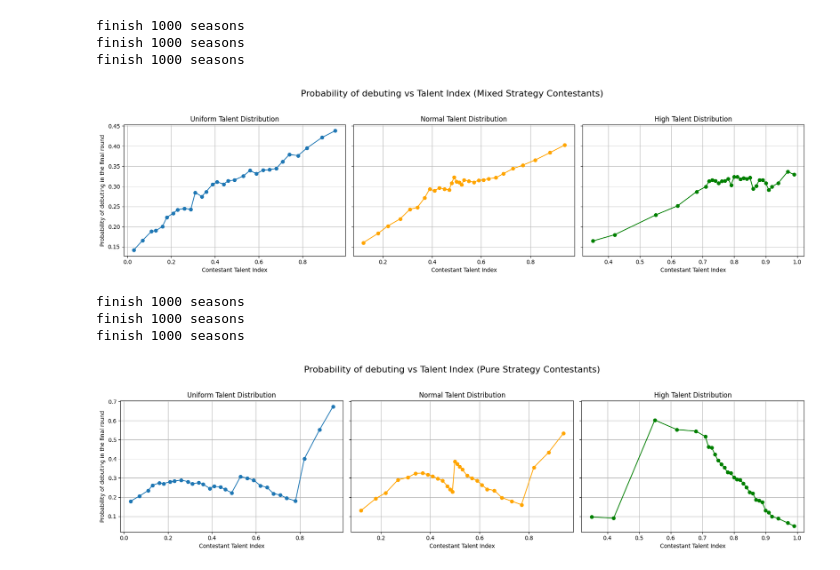
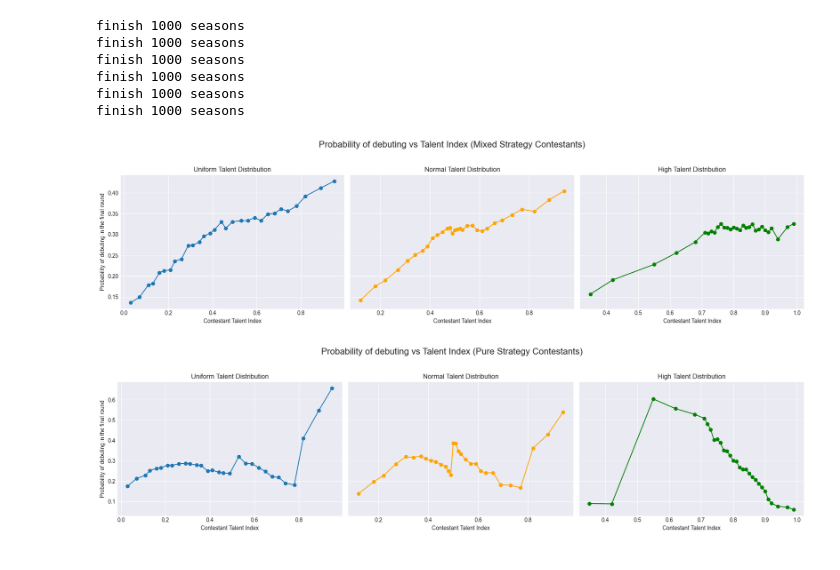
Before and after one commit to tonyl15/FIT3139-2025-S1-FINAL-PROJECT, a Jupyter notebook: FinalProject_33880069.ipynb, the cells around one changed output. Saved outputs shown, nothing was run; the diff lists cells and outputs as text; code cells hidden in the pictures.

```diff
--- a/FinalProject_33880069.ipynb
+++ b/FinalProject_33880069.ipynb
@@ -216,6 +216,15 @@ class ContestantPool:
         for contestant in self.active_contestants:
             contestant.restart()
 
+    def get_contestants_by_idx(self, talent_idx: int):
+        # Sort contestants by talent and return contestants above the given talent index
+        contestants = []
+        for contestant in self.active_contestants:
+            if contestant.talent >= talent_idx:
+                contestants.append(contestant)
+
+        return contestants
+
 class BiMatrix:
     def __init__(self, bi_matrix):
         self.bi_matrix = bi_matrix
@@ -461,26 +479,35 @@ plot_talent_distributions(many_high_talents)
 # %%
+# Simulate for the 3 different talent distributions for the two contestant strategies
+mixed_uniform_contestants = simulate_many_seasons(uniform_distribution_talents, ContestantType.MIXED_STRATEGY)
+mixed_normal_contestants = simulate_many_seasons(normal_distribution_talents, ContestantType.MIXED_STRATEGY)
+mixed_high_contestants = simulate_many_seasons(many_high_talents, ContestantType.MIXED_STRATEGY)
+
+pure_uniform_contestants = simulate_many_seasons(uniform_distribution_talents, ContestantType.PURE_STRATEGY)
+pure_normal_contestants = simulate_many_seasons(normal_distribution_talents, ContestantType.PURE_STRATEGY)
+pure_high_contestants = simulate_many_seasons(many_high_talents, ContestantType.PURE_STRATEGY)
+
+
 def plot_debut_chances(contestant_strategy):
-    # Simulate for the 3 different talent distributions
-    uniform_contestants = simulate_many_seasons(uniform_distribution_talents, contestant_strategy)
-    normal_contestants = simulate_many_seasons(normal_distribution_talents, contestant_strategy)
-    high_contestants = simulate_many_seasons(many_high_talents, contestant_strategy)
-
     # Calculate debut probabilities for different contestant pools
     uniform_debut_prob = []
     normal_debut_prob = []
     high_debut_prob = []
 
-    contestant_distribution_types = [uniform_contestants, normal_contestants, high_contestants]
-    for pool in contestant_distribution_types:
-        for contestant in pool.active_contestants:
+    if contestant_strategy == ContestantType.MIXED_STRATEGY:
+        contestant_distribution_types = [mixed_uniform_contestants, mixed_normal_contestants, mixed_high_contestants]
+    else:
+        contestant_distribution_types = [pure_uniform_contestants, pure_normal_contestants, pure_high_contestants]
+
+    for pool_idx in range(len(contestant_distribution_types)):
+        for contestant in contestant_distribution_types[pool_idx].active_contestants:
             transition_matrix = contestant.transition_matrix.raise_power(9)
             state_probabilities = np.dot(contestant.initial_state.get_initial_state_probabilities(), transition_matrix)
 
-            if pool == uniform_contestants:
+            if pool_idx == 0:  # Uniform contestants probabilities
                 uniform_debut_prob.append(state_probabilities[2])
-            elif pool == normal_contestants:
+            elif pool_idx == 1:  # Normal contestants probabilities
                 normal_debut_prob.append(state_probabilities[2])
-            elif pool == high_contestants:
+            elif pool_idx == 2: # Many high talents contestants probabilities
                 high_debut_prob.append(state_probabilities[2])
 
     # Create subplots
@@ -492,35 +519,35 @@ def plot_debut_chances(contestant_strategy):
     axs[0].set_xlabel("Contestant Talent Index")
     axs[0].set_ylabel("Probability of debuting in the final round")
     axs[0].grid(True)
 
     # Normal
     axs[1].plot(normal_distribution_talents, normal_debut_prob, 'o-', color='orange')
     axs[1].set_title("Normal Talent Distribution")
     axs[1].set_xlabel("Contestant Talent Index")
     axs[1].grid(True)
 
     # Many High Talents
     axs[2].plot(many_high_talents, high_debut_prob, 'o-', color='green')
     axs[2].set_title("High Talent Distribution")
     axs[2].set_xlabel("Contestant Talent Index")
     axs[2].grid(True)
 
     if contestant_strategy == ContestantType.MIXED_STRATEGY:
         title = "Mixed"
     else:
         title = "Pure"
     fig.suptitle(f"Probability of debuting vs Talent Index ({title} Strategy Contestants)", fontsize=16)
     plt.tight_layout(rect=[0, 0.03, 1, 0.95])
     plt.show()
 
 plot_debut_chances(ContestantType.MIXED_STRATEGY)
 plot_debut_chances(ContestantType.PURE_STRATEGY)
 # %% [output]
 finish 1000 seasons
 finish 1000 seasons
 finish 1000 seasons
+finish 1000 seasons
+finish 1000 seasons
+finish 1000 seasons
-[figure, old version]
+[figure, new version]
-finish 1000 seasons
-finish 1000 seasons
-finish 1000 seasons
-[figure, old version]
+[figure, new version]
```
Also changed, not shown: parts of 2 cells of this notebook.
